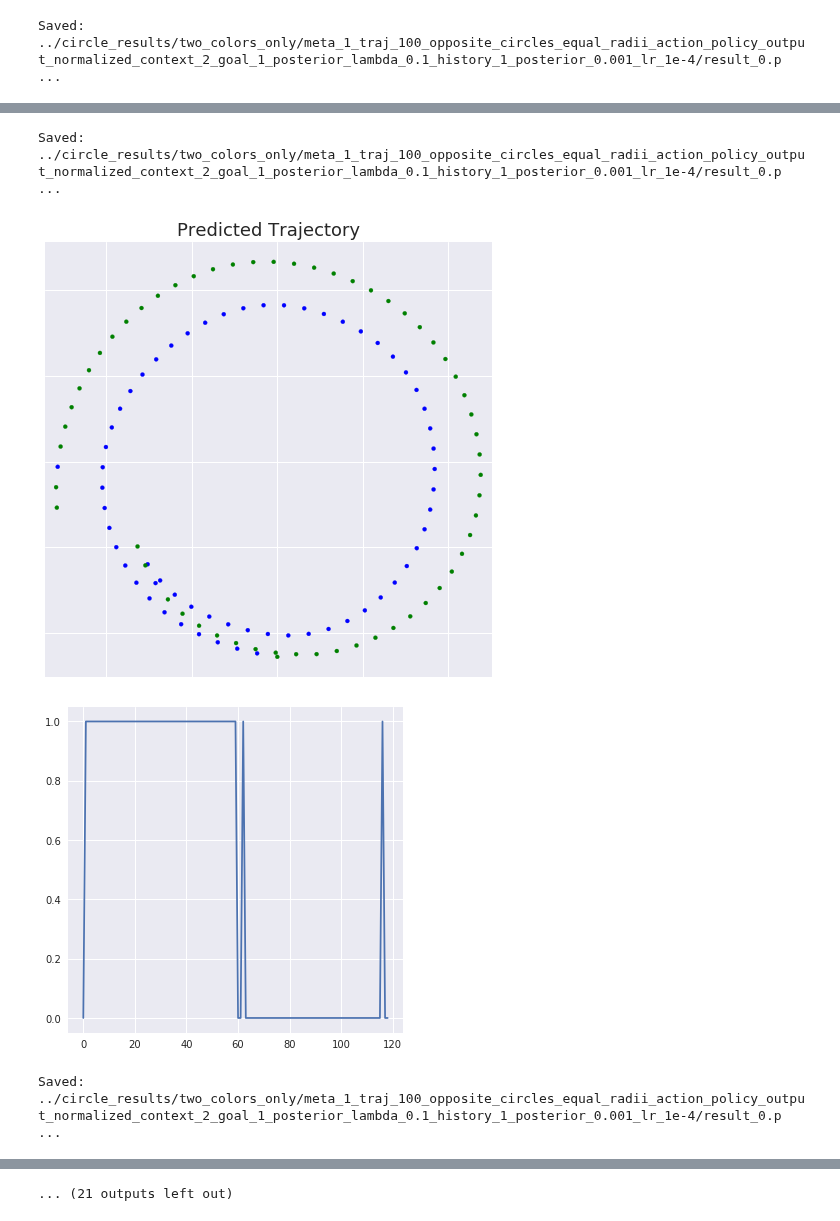
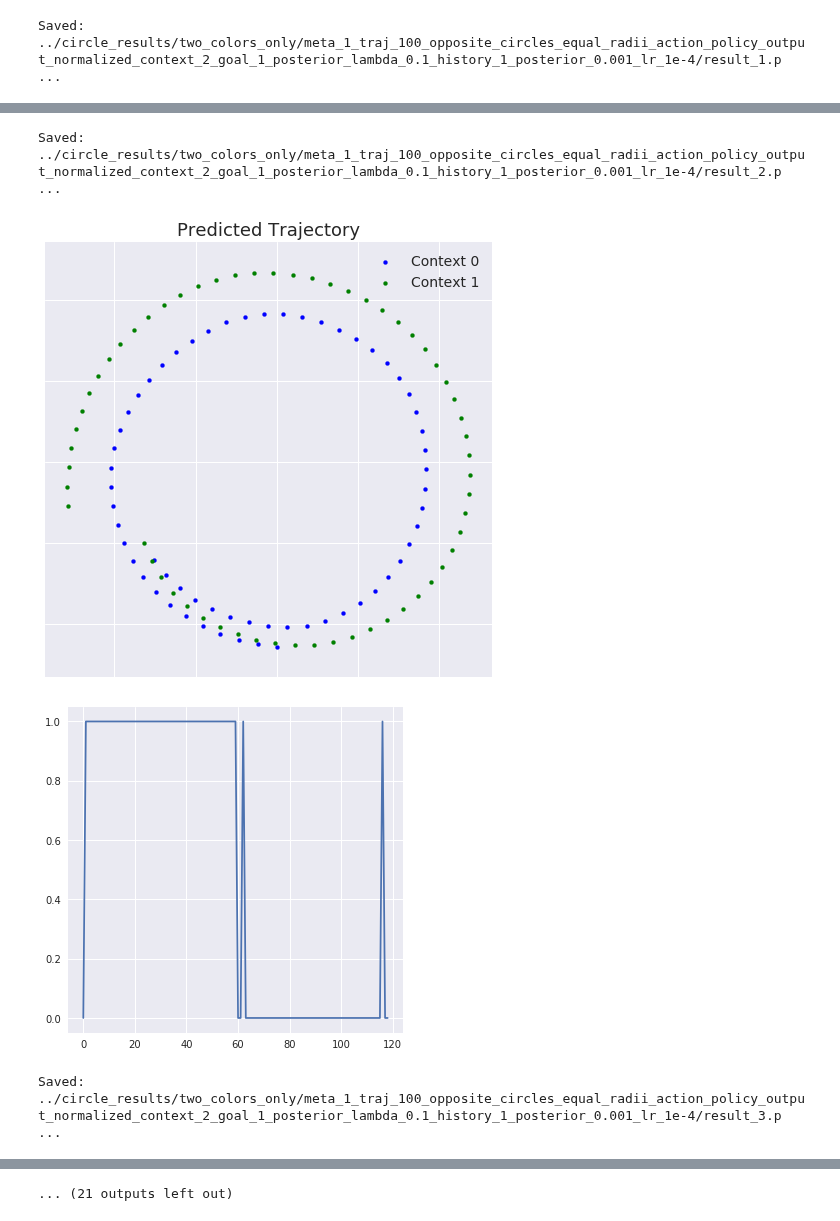
Before and after one commit to sharma-arjun/DirectedInfo-GAIL, a Jupyter notebook: IL/plots/plot_gail_gen_circle_trajectories.ipynb, the cells around one changed output, grey strips where cells are left out. Saved outputs shown, nothing was run; the diff lists cells and outputs as text; code cells hidden in the pictures.

Commit message:
Add legend to scatter plot.

```diff
--- a/IL/plots/plot_gail_gen_circle_trajectories.ipynb
+++ b/IL/plots/plot_gail_gen_circle_trajectories.ipynb
@@ -64,12 +64,15 @@ def plot_circle(x_list, y_list, colors, title='', move_centre=False, save_path=N
 
     fig = plt.figure(figsize=(8, 8))
     ax = fig.add_subplot(1, 1, 1)
-    ax.scatter(x_list, y_list, color=colors, s=16)
+    ax.scatter(x_list[:60], y_list[:60], color='b', s=16, label='Context 0')
+    ax.scatter(x_list[60:], y_list[60:], color='g', s=16, label='Context 1')
+
     ax.axis('equal')
     ax.axes.xaxis.set_ticklabels([])
     ax.axes.yaxis.set_ticklabels([])
     ax.set_title("Predicted Trajectory", fontsize=18)
 
+    ax.legend(prop={'size': 20})
     if save_path is not None:
         plt.savefig(save_path, bbox_inches='tight')
     plt.show()
@@ -124,2 +127,2 @@ Saved: ../circle_results/two_colors_only/meta_1_traj_100_opposite_circles_equal_
 [figure]
-Saved: ../circle_results/two_colors_only/meta_1_traj_100_opposite_circles_equal_radii_action_policy_output_normalized_context_2_goal_1_posterior_lambda_0.1_history_1_posterior_0.001_lr_1e-4/result_0.p ...
+Saved: ../circle_results/two_colors_only/meta_1_traj_100_opposite_circles_equal_radii_action_policy_output_normalized_context_2_goal_1_posterior_lambda_0.1_history_1_posterior_0.001_lr_1e-4/result_1.p ...
@@ -127,5 +130,5 @@ Saved: ../circle_results/two_colors_only/meta_1_traj_100_opposite_circles_equal_
 [figure]
-Saved: ../circle_results/two_colors_only/meta_1_traj_100_opposite_circles_equal_radii_action_policy_output_normalized_context_2_goal_1_posterior_lambda_0.1_history_1_posterior_0.001_lr_1e-4/result_0.p ...
+Saved: ../circle_results/two_colors_only/meta_1_traj_100_opposite_circles_equal_radii_action_policy_output_normalized_context_2_goal_1_posterior_lambda_0.1_history_1_posterior_0.001_lr_1e-4/result_2.p ...
-[figure, old version]
+[figure, new version]
 [figure]
-Saved: ../circle_results/two_colors_only/meta_1_traj_100_opposite_circles_equal_radii_action_policy_output_normalized_context_2_goal_1_posterior_lambda_0.1_history_1_posterior_0.001_lr_1e-4/result_0.p ...
+Saved: ../circle_results/two_colors_only/meta_1_traj_100_opposite_circles_equal_radii_action_policy_output_normalized_context_2_goal_1_posterior_lambda_0.1_history_1_posterior_0.001_lr_1e-4/result_3.p ...
```
Also changed, not shown: parts of 1 cell of this notebook, 11 other files.
